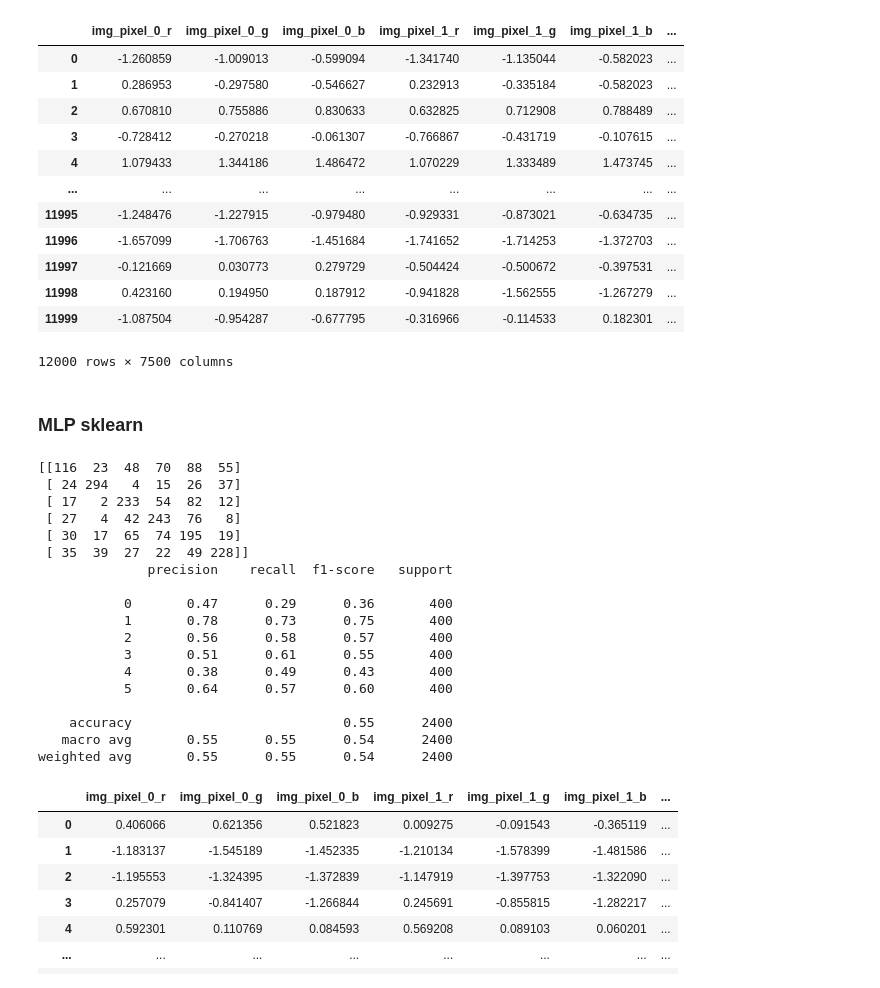
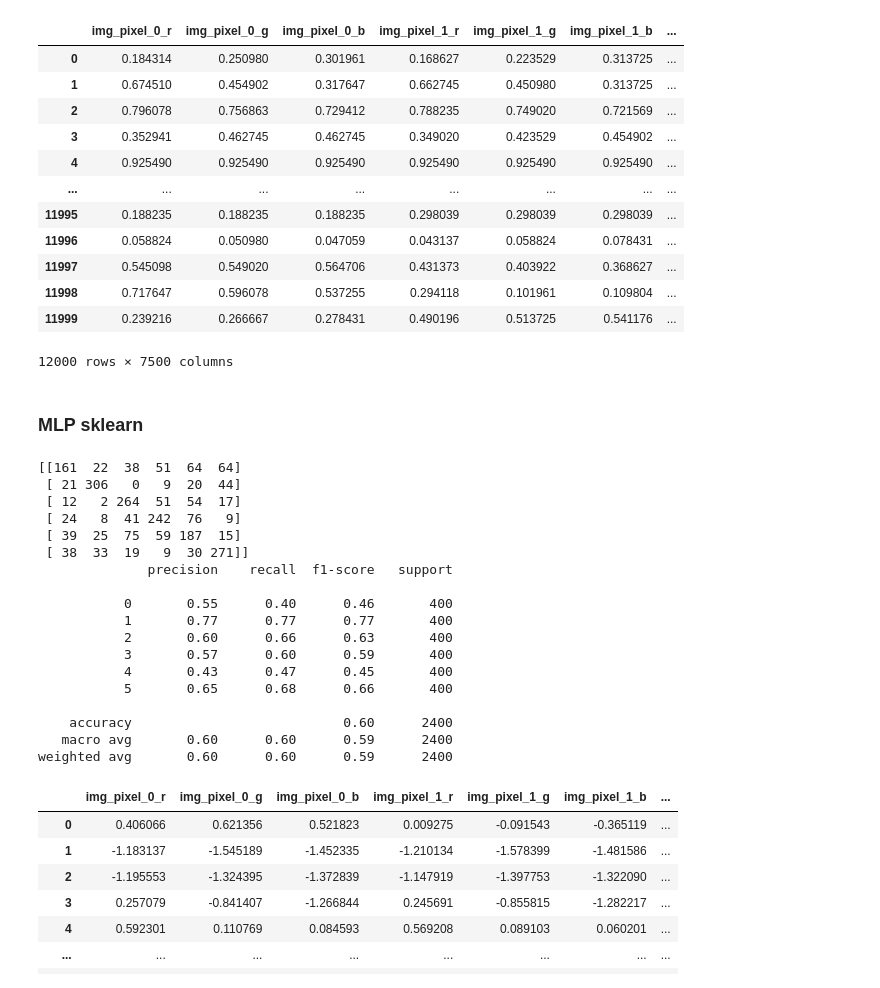
Before and after one commit to patii01/ACA-Project, a Jupyter notebook: AML-Project2/src/mlp_sklearn_withoutPCA.ipynb, the cells around one changed output. Cells and saved outputs as stored; diff of their text form; code cells hidden in the pictures.

```diff
--- a/AML-Project2/src/mlp_sklearn_withoutPCA.ipynb
+++ b/AML-Project2/src/mlp_sklearn_withoutPCA.ipynb
@@ -70,27 +73,29 @@ array([[[[ 47,  64,  77],
 y_trainv = train_df['class']
 X_trainv = train_df.drop(columns=['class', 'filename', 'number'], axis=1)
 # %%
-#X_trainv = X_trainv / 255
+X_trainv = X_trainv / 255
 
+'''
 cols = X_trainv.columns
 
 for c in cols:
     X_trainv[c] = (X_trainv[c] - X_trainv[c].mean()) / X_trainv[c].std()
+'''
 
 display(X_trainv)
 # %% [output]
 |  | img_pixel_0_r | img_pixel_0_g | img_pixel_0_b | img_pixel_1_r | img_pixel_1_g | img_pixel_1_b | ... |
-| 0 | -1.260859 | -1.009013 | -0.599094 | -1.341740 | -1.135044 | -0.582023 | ... |
-| 1 | 0.286953 | -0.297580 | -0.546627 | 0.232913 | -0.335184 | -0.582023 | ... |
-| 2 | 0.670810 | 0.755886 | 0.830633 | 0.632825 | 0.712908 | 0.788489 | ... |
-| 3 | -0.728412 | -0.270218 | -0.061307 | -0.766867 | -0.431719 | -0.107615 | ... |
-| 4 | 1.079433 | 1.344186 | 1.486472 | 1.070229 | 1.333489 | 1.473745 | ... |
+| 0 | 0.184314 | 0.250980 | 0.301961 | 0.168627 | 0.223529 | 0.313725 | ... |
+| 1 | 0.674510 | 0.454902 | 0.317647 | 0.662745 | 0.450980 | 0.313725 | ... |
+| 2 | 0.796078 | 0.756863 | 0.729412 | 0.788235 | 0.749020 | 0.721569 | ... |
+| 3 | 0.352941 | 0.462745 | 0.462745 | 0.349020 | 0.423529 | 0.454902 | ... |
+| 4 | 0.925490 | 0.925490 | 0.925490 | 0.925490 | 0.925490 | 0.925490 | ... |
 | ... | ... | ... | ... | ... | ... | ... | ... |
-| 11995 | -1.248476 | -1.227915 | -0.979480 | -0.929331 | -0.873021 | -0.634735 | ... |
-| 11996 | -1.657099 | -1.706763 | -1.451684 | -1.741652 | -1.714253 | -1.372703 | ... |
-| 11997 | -0.121669 | 0.030773 | 0.279729 | -0.504424 | -0.500672 | -0.397531 | ... |
-| 11998 | 0.423160 | 0.194950 | 0.187912 | -0.941828 | -1.562555 | -1.267279 | ... |
-| 11999 | -1.087504 | -0.954287 | -0.677795 | -0.316966 | -0.114533 | 0.182301 | ... |
+| 11995 | 0.188235 | 0.188235 | 0.188235 | 0.298039 | 0.298039 | 0.298039 | ... |
+| 11996 | 0.058824 | 0.050980 | 0.047059 | 0.043137 | 0.058824 | 0.078431 | ... |
+| 11997 | 0.545098 | 0.549020 | 0.564706 | 0.431373 | 0.403922 | 0.368627 | ... |
+| 11998 | 0.717647 | 0.596078 | 0.537255 | 0.294118 | 0.101961 | 0.109804 | ... |
+| 11999 | 0.239216 | 0.266667 | 0.278431 | 0.490196 | 0.513725 | 0.541176 | ... |
 12000 rows × 7500 columns
 # %%
 from sklearn.model_selection import train_test_split
@@ -112,24 +117,24 @@ print(confusion_matrix(y_test, predict_test))
 
 print(classification_report(y_test, predict_test))
 # %% [output]
-[[116  23  48  70  88  55]
- [ 24 294   4  15  26  37]
- [ 17   2 233  54  82  12]
- [ 27   4  42 243  76   8]
- [ 30  17  65  74 195  19]
- [ 35  39  27  22  49 228]]
+[[161  22  38  51  64  64]
+ [ 21 306   0   9  20  44]
+ [ 12   2 264  51  54  17]
+ [ 24   8  41 242  76   9]
+ [ 39  25  75  59 187  15]
+ [ 38  33  19   9  30 271]]
               precision    recall  f1-score   support
 
-           0       0.47      0.29      0.36       400
-           1       0.78      0.73      0.75       400
-           2       0.56      0.58      0.57       400
-           3       0.51      0.61      0.55       400
-           4       0.38      0.49      0.43       400
-           5       0.64      0.57      0.60       400
+           0       0.55      0.40      0.46       400
+           1       0.77      0.77      0.77       400
+           2       0.60      0.66      0.63       400
+           3       0.57      0.60      0.59       400
+           4       0.43      0.47      0.45       400
+           5       0.65      0.68      0.66       400
 
-    accuracy                           0.55      2400
-   macro avg       0.55      0.55      0.54      2400
-weighted avg       0.55      0.55      0.54      2400
+    accuracy                           0.60      2400
+   macro avg       0.60      0.60      0.59      2400
+weighted avg       0.60      0.60      0.59      2400
 # %%
 kaggle_df = test_df.drop(columns=['filename', 'number'], axis=1)
 
```
Also changed, not shown: parts of 2 cells of this notebook, 5 other files.
